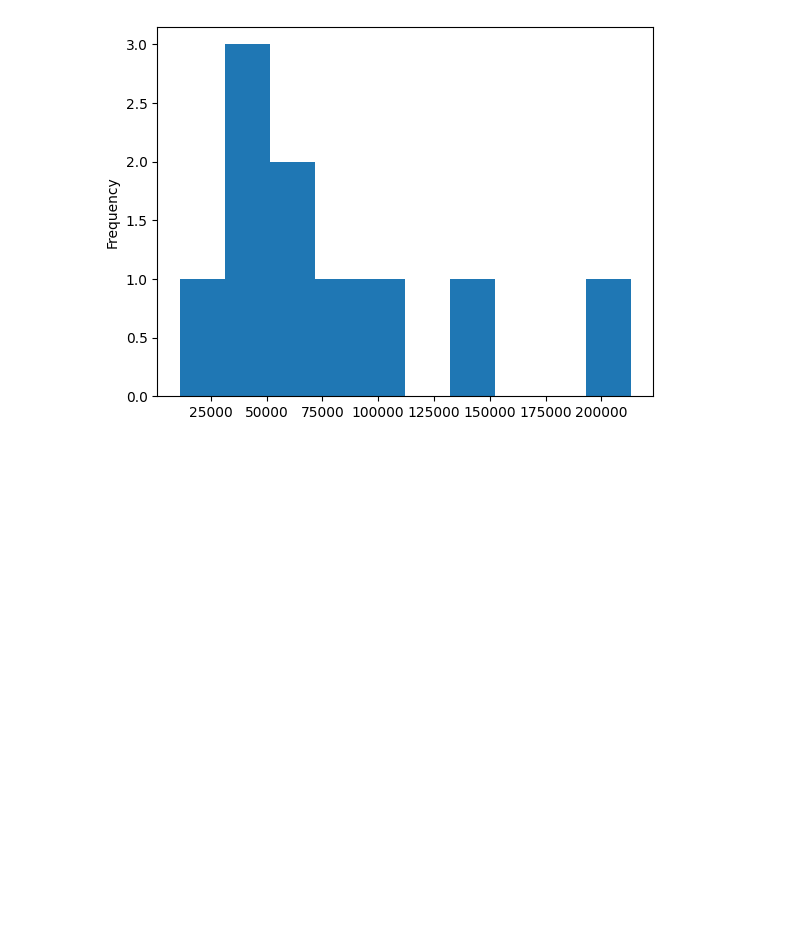
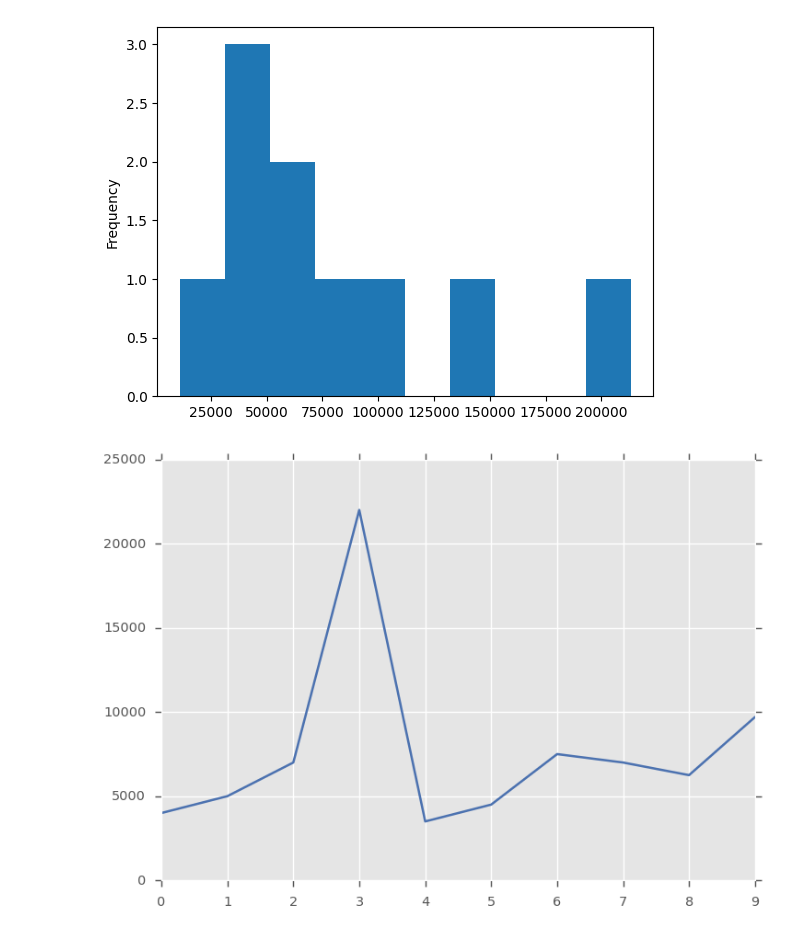
Before and after one commit to dabo22/udemy_ml, a Jupyter notebook: section 8 - visuals/intro_matplotlib.ipynb, the cells around one changed output. Cells and saved outputs as stored; diff of their text form; code cells hidden in the pictures; blank space fills up the shorter version.

```diff
--- a/section 8 - visuals/intro_matplotlib.ipynb
+++ b/section 8 - visuals/intro_matplotlib.ipynb
@@ -278,3 +278,9 @@ car_sales["Odometer (KM)"].plot.hist(bins=10)
 # %% [output]
 <Axes: ylabel='Frequency'>
 [figure]
+# %%
+# testint styles
+plt.style.use('seaborn-v0_8-deep')
+car_sales["Price"].plot();
+# %% [output]
+[figure, added]
```
Also changed, not shown: parts of 5 cells of this notebook, 2 other files.
